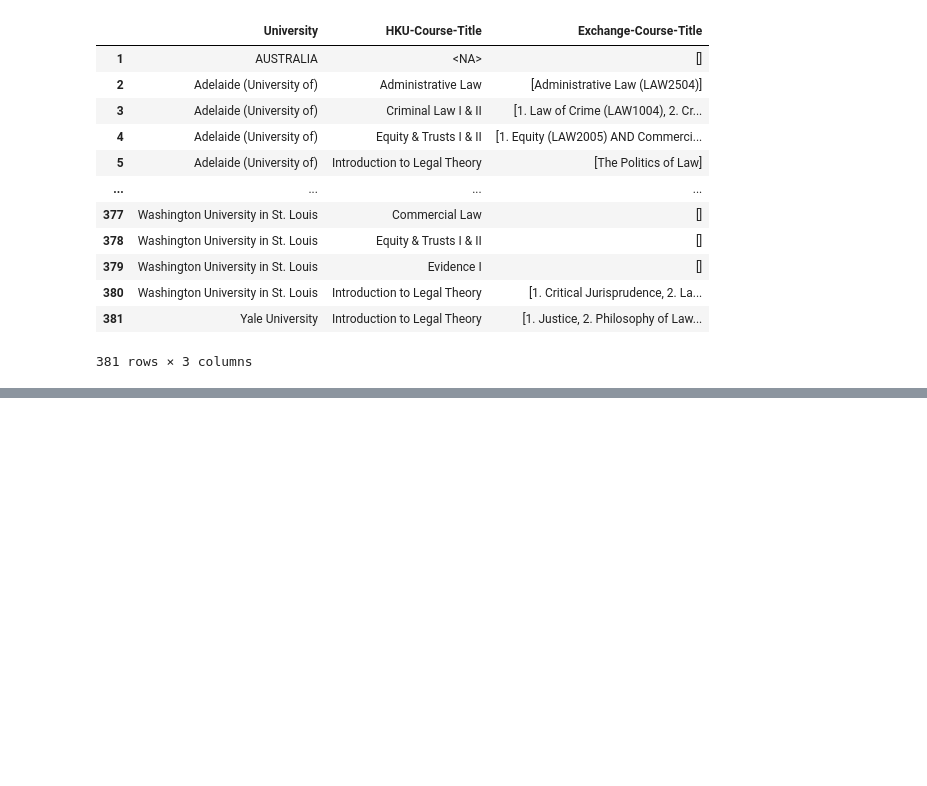
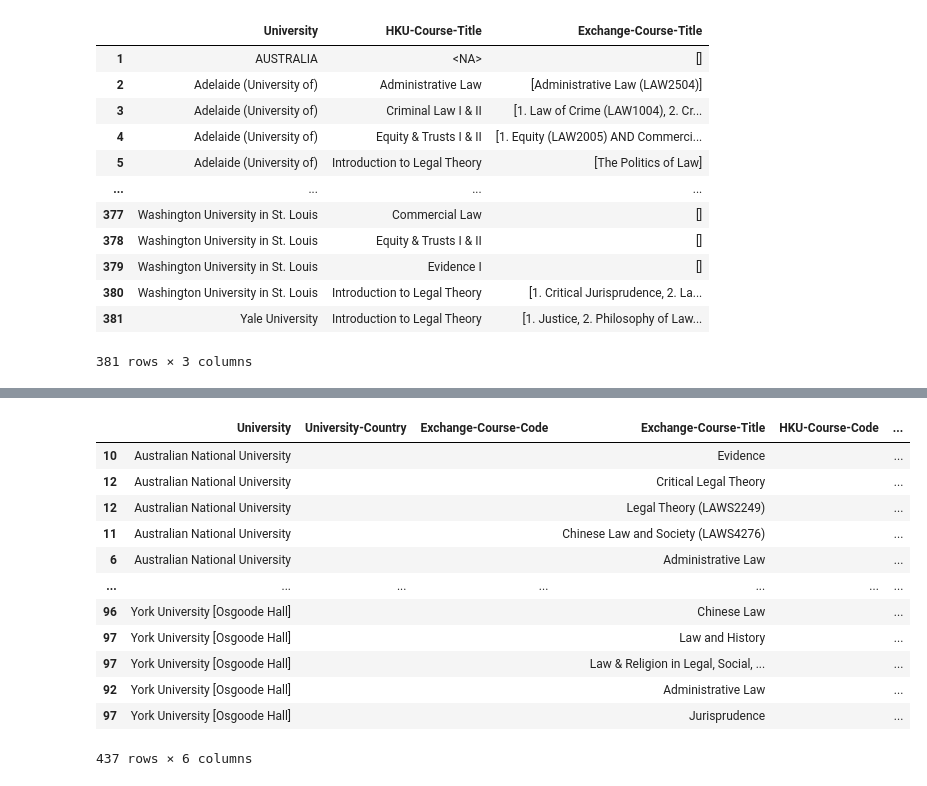
Before and after one commit to aatmiyasilwal/HKU-Credit-Transfer-Database, a Jupyter notebook: backend/law_scraper.ipynb, the cells around one changed output, grey strips where cells are left out. Drawn from its saved outputs; the diff is of its cells as text; code cells hidden in the pictures; blank space fills up the shorter version.

```diff
--- a/backend/law_scraper.ipynb
+++ b/backend/law_scraper.ipynb
@@ -198,2 +202,17 @@ test_df
+# %%
+# function to split the string into a list
+def second_split(course_title):
+    if pd.isna(course_title):
+        return []
+    course_title = course_title.strip()
+    split = course_title.split(". ")
+    if len(split) == 1: return split
+    elif len(split) == 2: return split[1:]
+    tbr = split[1:]
+
+    for s in range(len(tbr)):
+        if tbr[s][-1] in '1234567890':
+            tbr[s] = tbr[s][:len(tbr[s]) - 1]
+    return tbr
 # %%
 # errors identified, clean next then merge
@@ -220,0 +235,9 @@ test_df.loc[test_df['University'] == ' National University of  Singapore  lease
+# %%
+final_df = test_df.copy()
+final_df['Exchange-Course-Title'] = final_df['Exchange-Course-Title'].apply(second_split)
+final_df = final_df.explode('Exchange-Course-Title')
+final_df['Exchange-Course-Title'] = final_df['Exchange-Course-Title'].map(lambda x: x.replace(';or', '') if isinstance(x, str) else x)
+final_df['Exchange-Course-Title'] = final_df['Exchange-Course-Title'].map(lambda x: x.replace('; or', '') if isinstance(x, str) else x)
+
+final_df = final_df[final_df['Exchange-Course-Title'] != ""]
+final_df
@@ -220,0 +270,29 @@ test_df.loc[test_df['University'] == ' National University of  Singapore  lease
+# %%
+final_df['University-Country'] = ''
+final_df['Exchange-Course-Code'] = ''
+final_df['HKU-Course-Code'] = ''
+
+# Reorder the columns
+final_df = final_df[['University',
+                     'University-Country',
+                     'Exchange-Course-Code',
+                     'Exchange-Course-Title',
+                     'HKU-Course-Code',
+                     'HKU-Course-Title']]
+
+final_df = final_df.sort_values(by='University')
+final_df
+# %% [output]
+|  | University | University-Country | Exchange-Course-Code | Exchange-Course-Title | HKU-Course-Code | ... |
+| 10 | Australian National University |  |  | Evidence |  | ... |
+| 12 | Australian National University |  |  | Critical Legal Theory |  | ... |
+| 12 | Australian National University |  |  | Legal Theory (LAWS2249) |  | ... |
+| 11 | Australian National University |  |  | Chinese Law and Society (LAWS4276) |  | ... |
+| 6 | Australian National University |  |  | Administrative Law |  | ... |
+| ... | ... | ... | ... | ... | ... | ... |
+| 96 | York University [Osgoode Hall] |  |  | Chinese Law |  | ... |
+| 97 | York University [Osgoode Hall] |  |  | Law and History |  | ... |
+| 97 | York University [Osgoode Hall] |  |  | Law & Religion in Legal, Social, ... |  | ... |
+| 92 | York University [Osgoode Hall] |  |  | Administrative Law |  | ... |
+| 97 | York University [Osgoode Hall] |  |  | Jurisprudence |  | ... |
+437 rows × 6 columns
```
Also changed, not shown: parts of 10 cells of this notebook, 5 other files.
